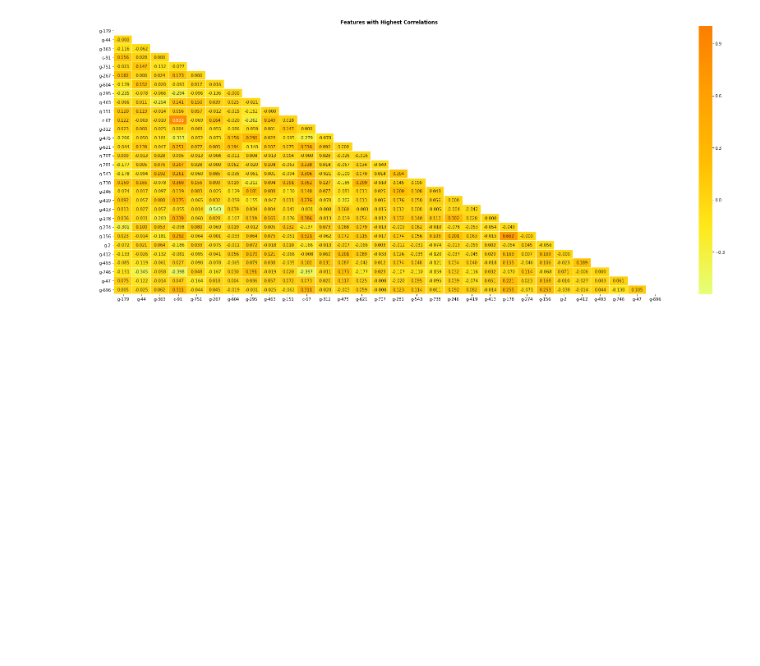
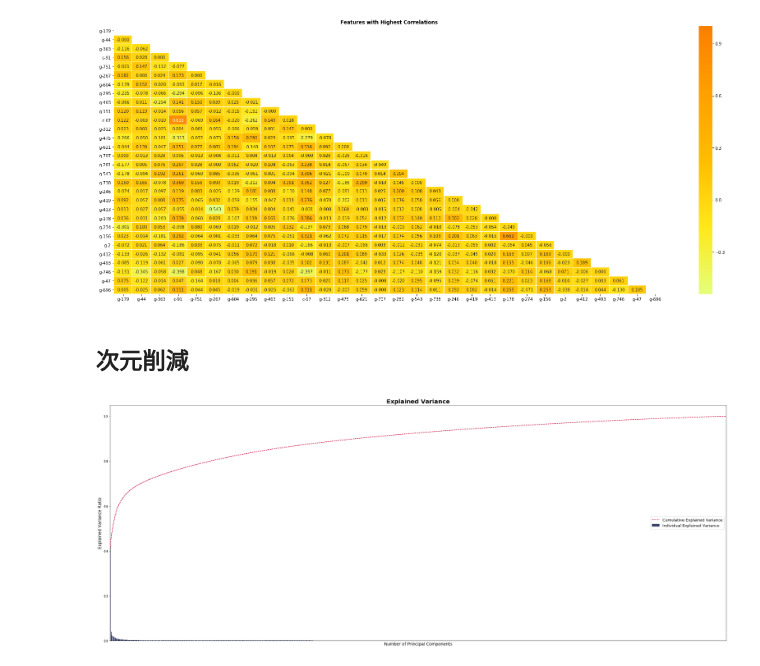
Before and after one commit to ShinAnase/MoA, a Jupyter notebook: EDA.ipynb, the cells around one changed output. Cells and saved outputs as stored; diff of their text form; code cells hidden in the pictures; blank space fills up the shorter version.

```diff
--- a/EDA.ipynb
+++ b/EDA.ipynb
@@ -239,3 +224,11 @@ correlation = trainFeature.loc[:,corr_min].corr()
 vsl.corrHeatMap(correlation)
 # %% [output]
 [figure]
+# %% [markdown]
+## 次元削減
+# %%
+#PCAによるデータの次元削減
+dfTrain = trainFeature
+dfTest = testFeature
+
+pcaTrain, pcaTest = prp.tidalPCA(dfTrain, dfTest)
@@ -241,0 +258,25 @@ vsl.corrHeatMap(correlation)
+# %%
+# Explaining variance ratio:
+from sklearn.decomposition import PCA
+
+cust_palt = ['#111d5e','#c70039','#37b448','#B43757', '#ffbd69', '#ffc93c','#FFFF33','#FFFACD',]
+
+pca = PCA()
+pca.fit(dfTrain.iloc[:,1:])
+pca_train = pca.transform(dfTrain.iloc[:,1:])
+pca_test = pca.transform(dfTest.iloc[:,1:])
+
+fig, ax = plt.subplots(1,1,figsize=(30, 12))
+
+ax.plot(range(dfTrain.iloc[:,1:].shape[1]), pca.explained_variance_ratio_.cumsum(), linestyle='--',
+           drawstyle='steps-mid', color=cust_palt[1], label='Cumulative Explained Variance')
+sns.barplot(np.arange(1,dfTrain.iloc[:,1:].shape[1]+1), pca.explained_variance_ratio_, alpha=0.85, color=cust_palt[0],
+            label='Individual Explained Variance', ax=ax)
+ax.set_title('Explained Variance', fontsize = 20, weight='bold')
+ax.set_ylabel('Explained Variance Ratio', fontsize = 14)
+ax.set_xlabel('Number of Principal Components', fontsize = 14)
+plt.legend(loc='center right', fontsize = 13);
+ax.set_xticks([])
+plt.tight_layout()
+# %% [output]
+[figure, added]
```
Also changed, not shown: parts of 6 cells of this notebook, 1 other file.
